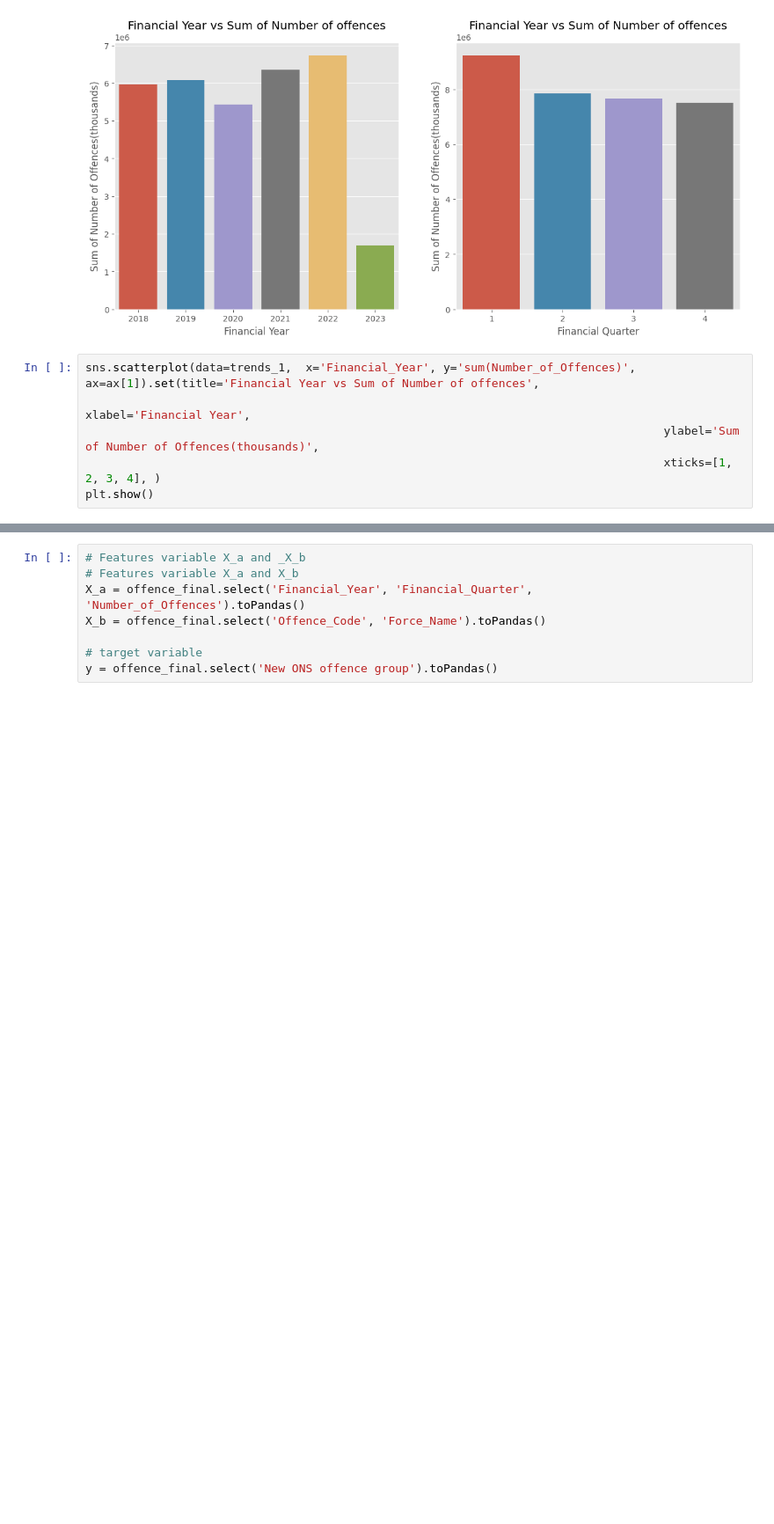
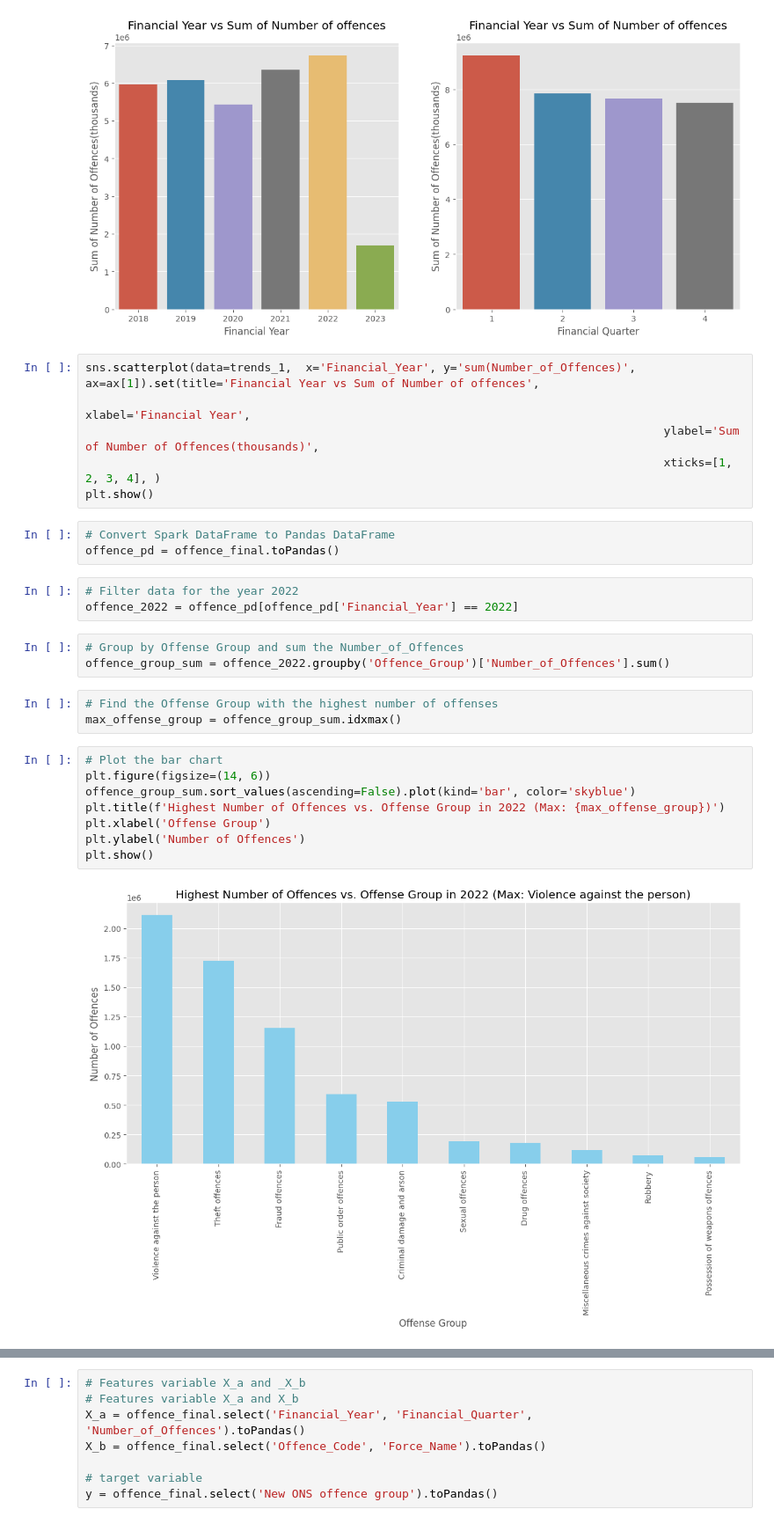
Before and after one commit to oluseyedev/oluseyedev, a Jupyter notebook: DAT7015_2308483.ipynb, the cells around one changed output, grey strips where cells are left out. Shown at 88% size. Cells and saved outputs as stored; diff of their text form; blank space fills up the shorter version.

```diff
--- a/DAT7015_2308483.ipynb
+++ b/DAT7015_2308483.ipynb
@@ -752,6 +754,28 @@ sns.scatterplot(data=trends_1,  x='Financial_Year', y='sum(Number_of_Offences)',
                                                                                     ylabel='Sum of Number of Offences(thousands)',
                                                                                     xticks=[1, 2, 3, 4], )
 plt.show()
+# %%
+# Convert Spark DataFrame to Pandas DataFrame
+offence_pd = offence_final.toPandas()
+# %%
+# Filter data for the year 2022
+offence_2022 = offence_pd[offence_pd['Financial_Year'] == 2022]
+# %%
+# Group by Offense Group and sum the Number_of_Offences
+offence_group_sum = offence_2022.groupby('Offence_Group')['Number_of_Offences'].sum()
+# %%
+# Find the Offense Group with the highest number of offenses
+max_offense_group = offence_group_sum.idxmax()
+# %%
+# Plot the bar chart
+plt.figure(figsize=(14, 6))
+offence_group_sum.sort_values(ascending=False).plot(kind='bar', color='skyblue')
+plt.title(f'Highest Number of Offences vs. Offense Group in 2022 (Max: {max_offense_group})')
+plt.xlabel('Offense Group')
+plt.ylabel('Number of Offences')
+plt.show()
+# %% [output]
+[figure, added]
 # %%
 # @title Machine Learning Modelling
 # Classification of Offences:
```
Also changed, not shown: parts of 55 cells of this notebook.
